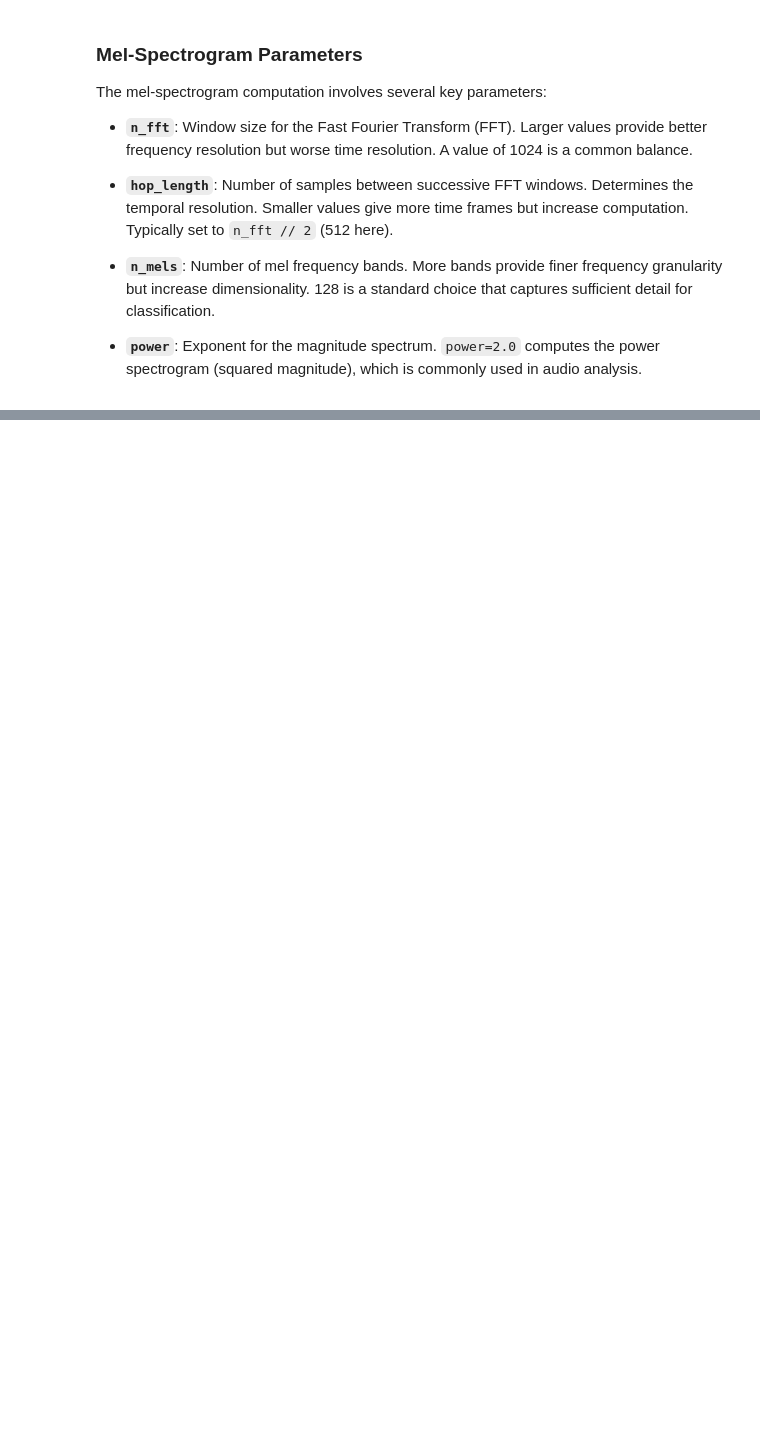
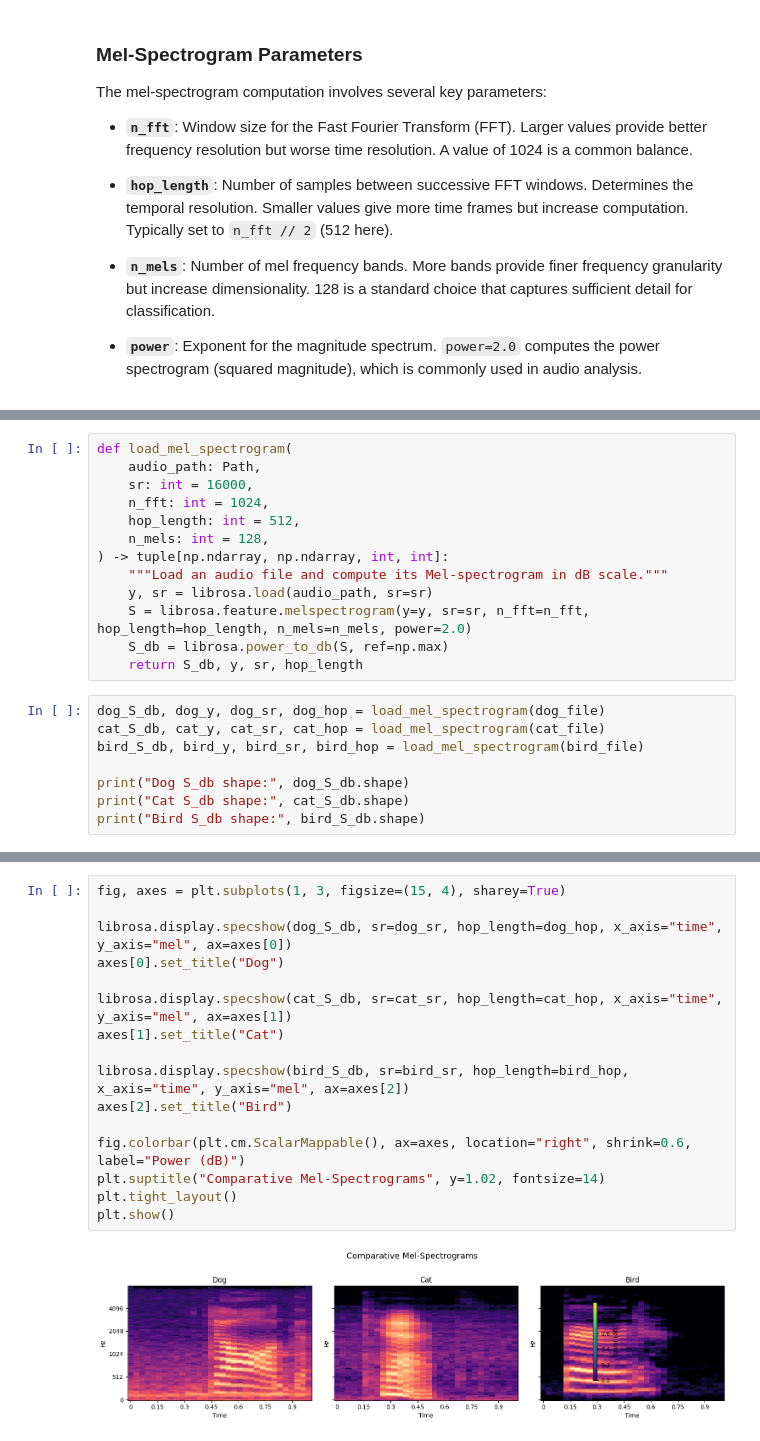
Before and after one commit to aabhiyann/audio-classification-cnn, a Jupyter notebook: notebooks/01_explore_audio.ipynb, the cells around one changed output, grey strips where cells are left out. Cells and saved outputs as stored; diff of their text form; blank space fills up the shorter version.

```diff
--- a/notebooks/01_explore_audio.ipynb
+++ b/notebooks/01_explore_audio.ipynb
@@ -193,0 +170,21 @@ plt.show()
+# %%
+def load_mel_spectrogram(
+    audio_path: Path,
+    sr: int = 16000,
+    n_fft: int = 1024,
+    hop_length: int = 512,
+    n_mels: int = 128,
+) -> tuple[np.ndarray, np.ndarray, int, int]:
+    """Load an audio file and compute its Mel-spectrogram in dB scale."""
+    y, sr = librosa.load(audio_path, sr=sr)
+    S = librosa.feature.melspectrogram(y=y, sr=sr, n_fft=n_fft, hop_length=hop_length, n_mels=n_mels, power=2.0)
+    S_db = librosa.power_to_db(S, ref=np.max)
+    return S_db, y, sr, hop_length
+# %%
+dog_S_db, dog_y, dog_sr, dog_hop = load_mel_spectrogram(dog_file)
+cat_S_db, cat_y, cat_sr, cat_hop = load_mel_spectrogram(cat_file)
+bird_S_db, bird_y, bird_sr, bird_hop = load_mel_spectrogram(bird_file)
+
+print("Dog S_db shape:", dog_S_db.shape)
+print("Cat S_db shape:", cat_S_db.shape)
+print("Bird S_db shape:", bird_S_db.shape)
@@ -193,0 +203,18 @@ plt.show()
+# %%
+fig, axes = plt.subplots(1, 3, figsize=(15, 4), sharey=True)
+
+librosa.display.specshow(dog_S_db, sr=dog_sr, hop_length=dog_hop, x_axis="time", y_axis="mel", ax=axes[0])
+axes[0].set_title("Dog")
+
+librosa.display.specshow(cat_S_db, sr=cat_sr, hop_length=cat_hop, x_axis="time", y_axis="mel", ax=axes[1])
+axes[1].set_title("Cat")
+
+librosa.display.specshow(bird_S_db, sr=bird_sr, hop_length=bird_hop, x_axis="time", y_axis="mel", ax=axes[2])
+axes[2].set_title("Bird")
+
+fig.colorbar(plt.cm.ScalarMappable(), ax=axes, location="right", shrink=0.6, label="Power (dB)")
+plt.suptitle("Comparative Mel-Spectrograms", y=1.02, fontsize=14)
+plt.tight_layout()
+plt.show()
+# %% [output]
+[figure, added]
```
Also changed, not shown: parts of 21 cells of this notebook.
